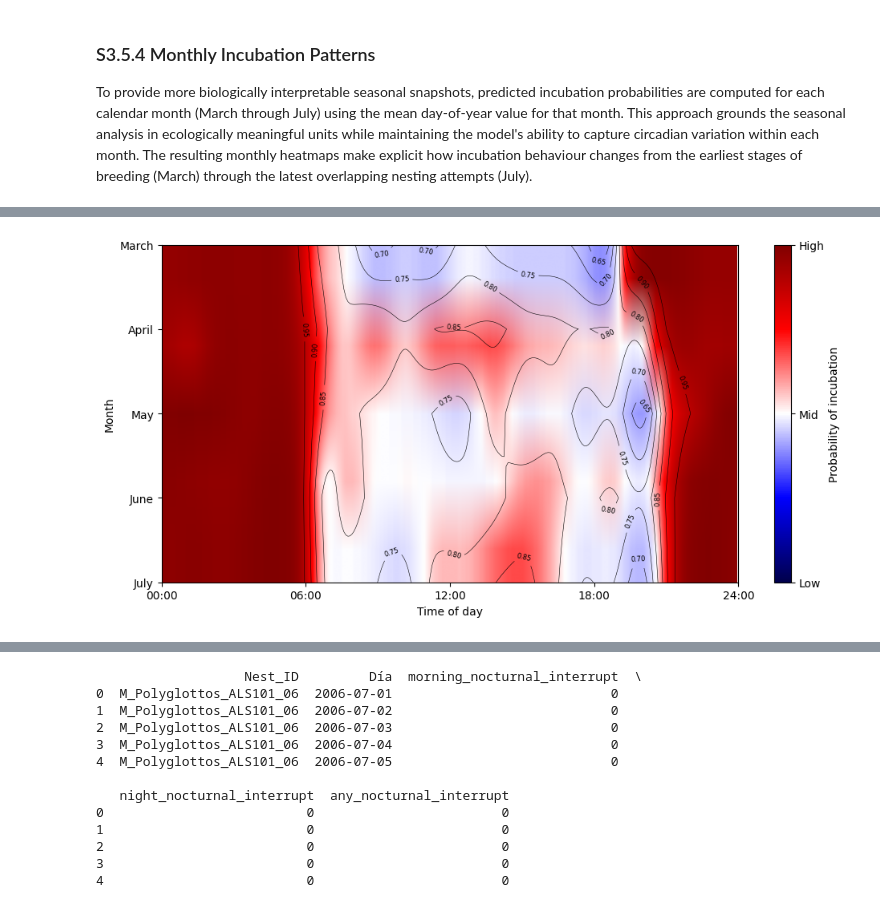
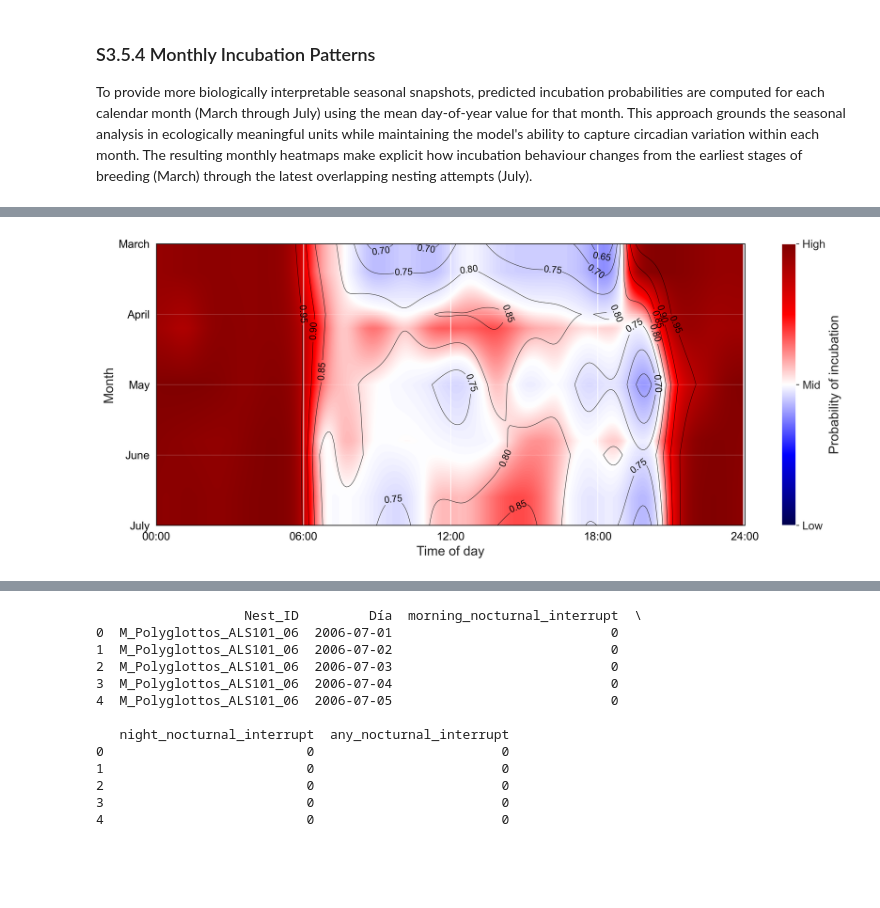
Before and after one commit to jorgelizarazo94/Mimus_sourse, a Jupyter notebook: Supplementary 3.ipynb, the cells around one changed output, grey strips where cells are left out. Drawn from its saved outputs; the diff is of its cells as text; code cells hidden in the pictures; blank space fills up the shorter version.

```diff
--- a/Supplementary 3.ipynb
+++ b/Supplementary 3.ipynb
@@ -671,62 +671,77 @@ plt.show()
 # %%
 from matplotlib.colors import TwoSlopeNorm
 
+
 Z = heat_df.values
 
-# Define centro (ajústalo según lo que quieras resaltar)
+x1 = heat_df.columns.values
+y1 = np.arange(len(heat_df))
+
+X1, Y1 = np.meshgrid(x1, y1)
+
 center = np.percentile(Z, 30)
-
 norm = TwoSlopeNorm(vmin=0, vcenter=center, vmax=1)
 
-plt.figure(figsize=(10,5))
+plt.figure(figsize=(12,5), dpi=300)
 
 im = plt.imshow(
     Z,
     aspect='auto',
     origin='lower',
     cmap='seismic',
     interpolation='bilinear',
     norm=norm,
-    extent=[x.min(), x.max(), y.min(), y.max()]
+    extent=[x1.min(), x1.max(), y1.min(), y1.max()]
 )
 
-# Contours
 contours = plt.contour(
-    X,
-    Y,
+    X1,
+    Y1,
     Z,
     colors='black',
     linewidths=0.4
 )
 
-plt.clabel(contours, inline=True, fontsize=6)
+plt.clabel(contours, inline=True, fontsize=10)  # 🔧 antes 6 → ahora legible
 
-# Axes
-plt.yticks(np.arange(len(heat_df)), heat_df.index)
+plt.yticks(np.arange(len(heat_df)), heat_df.index, fontsize=12)
 
 plt.xticks(
     [0, 360, 720, 1080, 1440],
-    ["00:00","06:00","12:00","18:00","24:00"]
+    ["00:00","06:00","12:00","18:00","24:00"],
+    fontsize=12
 )
 
-plt.ylabel("Month")
-plt.xlabel("Time of day")
+plt.ylabel("Month", fontsize=14)
+plt.xlabel("Time of day", fontsize=14)
 
-# 🔥 Colorbar bien controlada
 cbar = plt.colorbar(im)
+cbar.set_label("Probability of incubation", fontsize=14)
+cbar.ax.tick_params(labelsize=12)
 
-cbar.set_label("Probability of incubation")
+cbar.set_ticks([0, center, 1])
+cbar.set_ticklabels(["Low", "Mid", "High"])
 
-# ticks explícitos (esto hace que se entienda mejor)
-cbar.set_ticks([0, center, 1])
-cbar.set_ticklabels([
-    "Low",
-    "Mid",
-    "High"
-])
-plt.savefig("Figures/GAMM_like_surface.png", dpi=300, transparent=True, bbox_inches="tight")
+# 🔧 ESTILO CONSISTENTE
+ax = plt.gca()
+
+for spine in ax.spines.values():
+    spine.set_color('black')
+    spine.set_linewidth(0.8)
+
+ax.tick_params(axis='both', colors='black', labelsize=12)
+ax.grid(axis='y', alpha=0.2)
+
 plt.tight_layout()
+
+plt.savefig(
+    "Figures/GAMM_like_surface.png",
+    dpi=300,
+    transparent=True,
+    bbox_inches="tight"
+)
+
 plt.show()
 # %% [output]
-[figure, old version]
+[figure, new version]
 # %%
```
Also changed, not shown: parts of 6 cells of this notebook, 3 other files.
